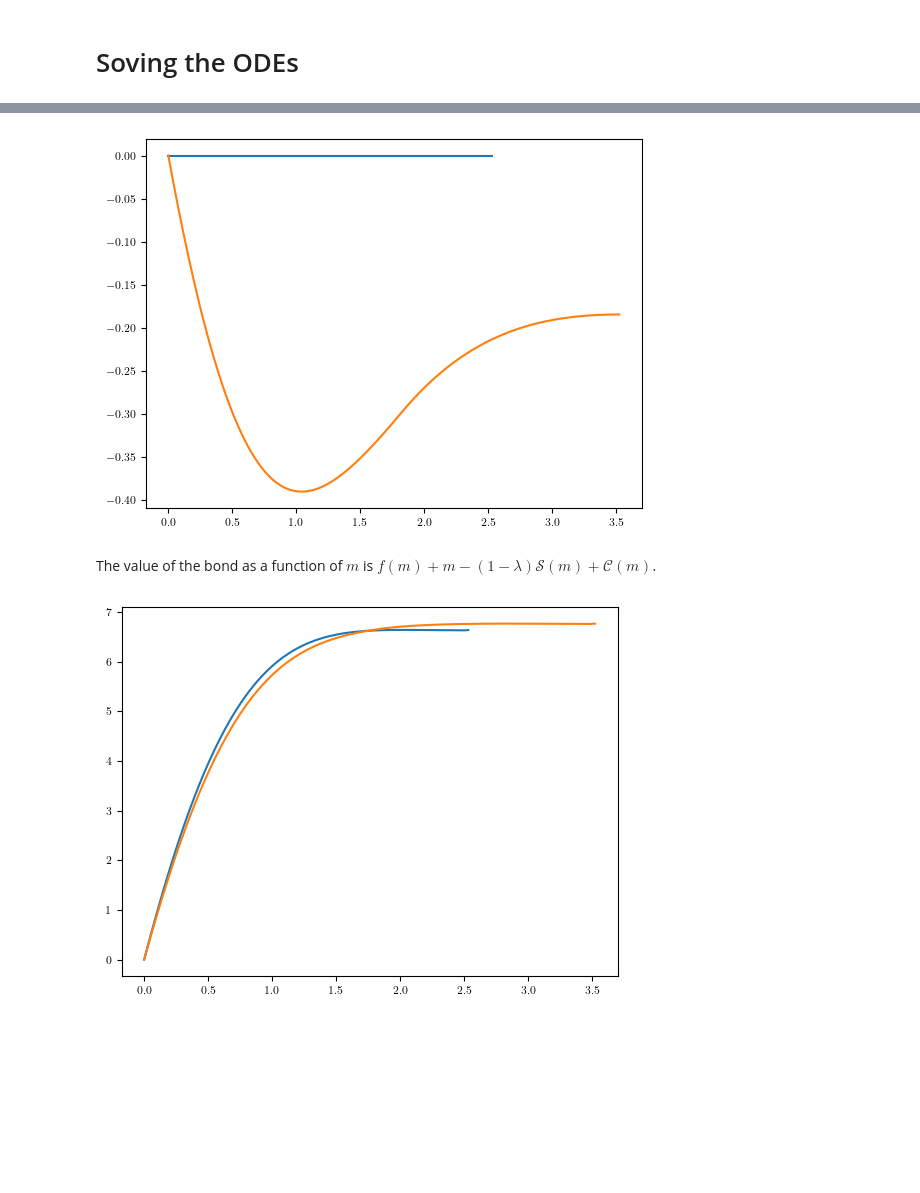
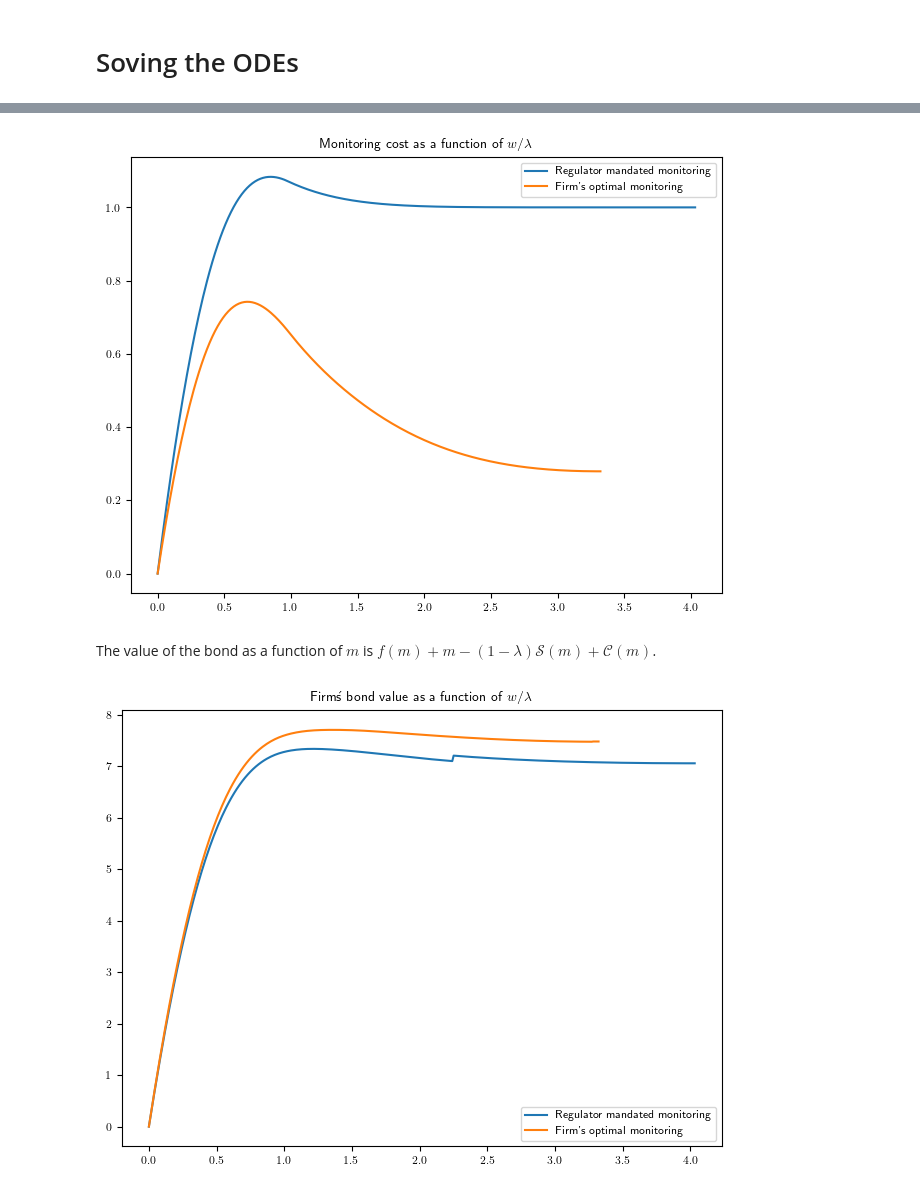
Before and after one commit to arashfahim/Corporate-Governance-and-Asset-Pricing, a Jupyter notebook: Notebook_cost_bond.ipynb, the cells around one changed output, grey strips where cells are left out. Cells and saved outputs as stored; diff of their text form; code cells hidden in the pictures; blank space fills up the shorter version.

```diff
--- a/Notebook_cost_bond.ipynb
+++ b/Notebook_cost_bond.ipynb
@@ -28,10 +28,10 @@ config_dict = {
         "r:": 0.1, #kappa
         "\u03bb": 0.5,# lambda
         "\u03c3": [ # sigma
-        1/(1+i) for i in range(1,2)
+        1/(1+i) for i in range(2,3)
         ],
         "\u03c1": [# rho
-        i*0.1 for i in range(1,2)
+        i*0.15 for i in range(2,3)
         ]
         },
         "Numerical_settings": {
@@ -53,10 +53,10 @@ config_dict1 = {
         "r:": 0.1, #kappa
         "\u03bb": 0.5,# lambda
         "\u03c3": [ # sigma
-        1/(1+i) for i in range(0,2)
+        1/(1+i) for i in range(0,3)
         ],
         "\u03c1": [# rho
-        i*0.1 for i in range(0,2)
+        i*0.15 for i in range(0,3)
         ]
         },
         "Numerical_settings": {
@@ -148,20 +128,31 @@ SOL.optimal(SOL.x)
 # %%
 C = np.array(SOL.C)
 C1 = np.array(SOL1.C)
-plt.plot(SOL.mS,C);
-plt.plot(SOL1.mS,C1);
-np.savetxt('C_vs_m.dat', np.column_stack((SOL1.mS, C1)), delimiter=',')
+plt.plot(SOL.mS,C,label='Regulator mandated monitoring');
+plt.plot(SOL1.mS,C1,label='Firm\'s optimal monitoring');
+plt.legend();
+plt.tight_layout();
+plt.title(r'Monitoring cost as a function of $w/\lambda$');
+np.savetxt('mandatory_C_vs_m.dat', np.column_stack((SOL.mS,C)), delimiter=',',header="M,mandate")
+np.savetxt('optimal_C_vs_m.dat', np.column_stack((SOL1.mS,C1)), delimiter=',',header="M,optimal")
 # %% [output]
-[figure, old version]
+[figure, new version]
 # %% [markdown]
 The value of the bond as a function of $m$ is $f(m)+m-(1-\lambda)\mathcal{S}(m)+\mathcal{C}(m)$.
 # %%
 ind = SOL.mS.shape[0]
 ind1 = SOL1.mS.shape[0]
-plt.plot(SOL.mS,SOL.f[:ind]+SOL.mS-(1-SOL.param[3])*SOL.S + SOL.C)
-plt.plot(SOL1.mS,SOL1.f[:ind1]+SOL1.mS-(1-SOL1.param[3])*SOL1.S + SOL1.C);
+B = SOL.f[:ind]+SOL.mS-(1-SOL.param[3])*SOL.S + SOL.C
+B1 = SOL1.f[:ind1]+SOL1.mS-(1-SOL1.param[3])*SOL1.S + SOL1.C
+plt.plot(SOL.mS,B,label='Regulator mandated monitoring')
+plt.plot(SOL1.mS,B1,label='Firm\'s optimal monitoring');
+plt.legend();
+plt.tight_layout();
+plt.title(r'Firm\'s bond value as a function of $w/\lambda$');
+np.savetxt('mandatory_bond_vs_m.dat', np.column_stack((SOL.mS,B)), delimiter=',',header="M,mandate")
+np.savetxt('optimal_bond_vs_m.dat', np.column_stack((SOL1.mS,B1)), delimiter=',',header="M,optimal")
 # %% [output]
-[figure, old version]
+[figure, new version]
 # %%
 ind = SOL.mS.shape[0]
 ind1 = SOL1.mS.shape[0]
```
Also changed, not shown: parts of 4 cells of this notebook, 7 other files.
